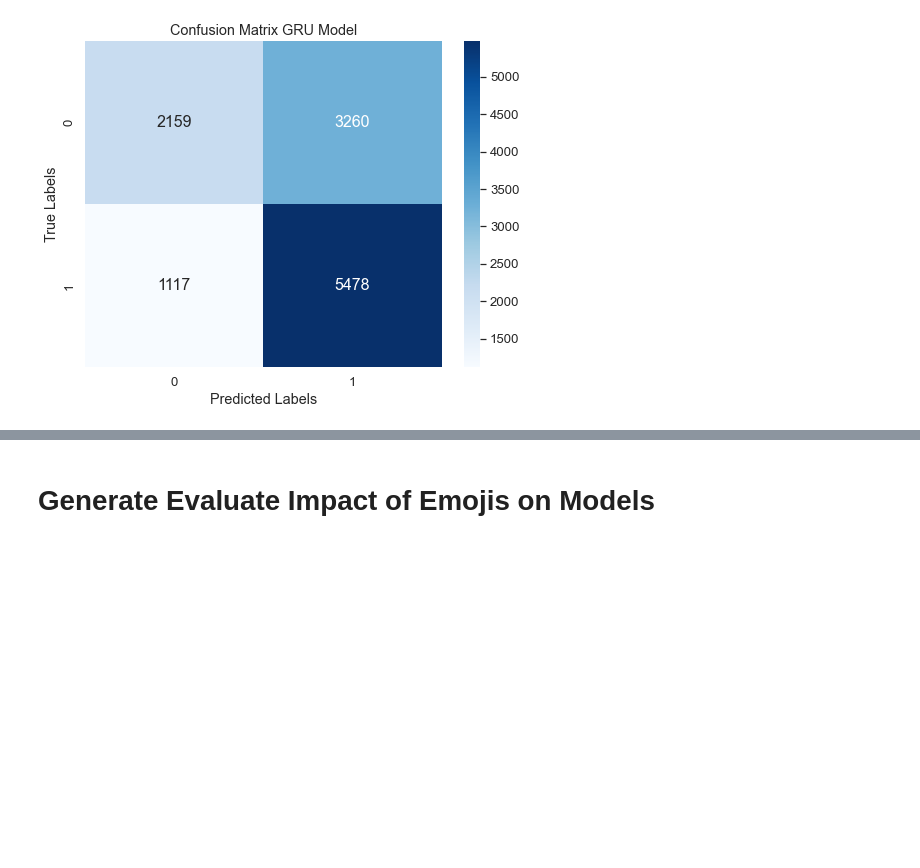
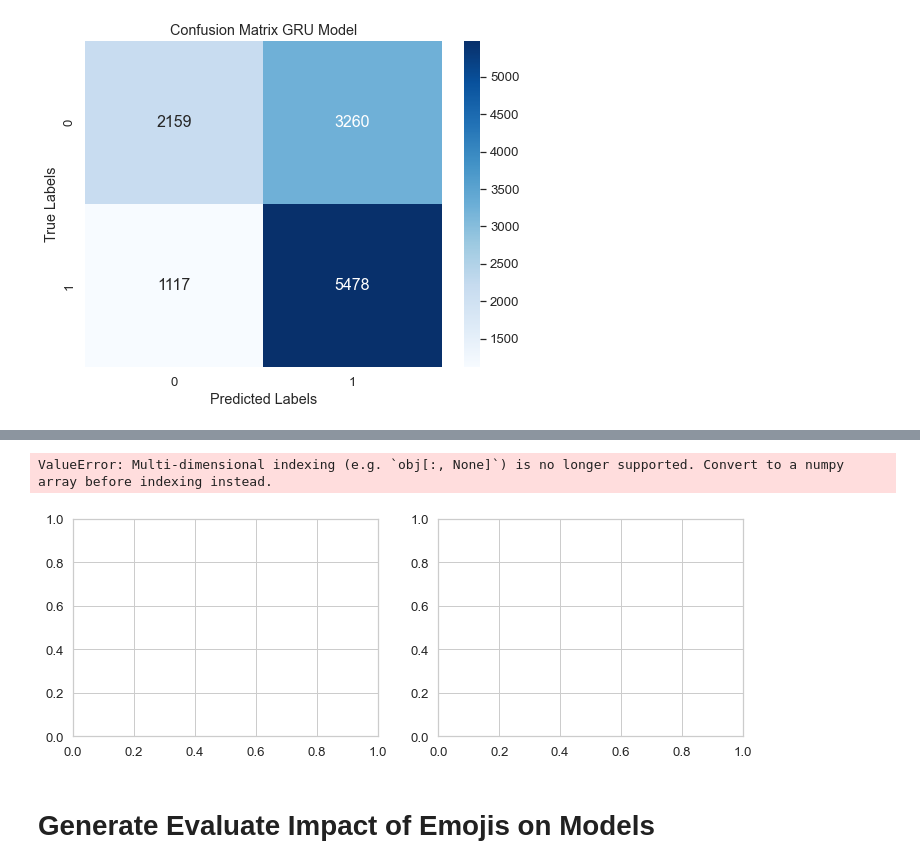
Before and after one commit to sba22224/Capstone_SBA22224, a Jupyter notebook: Code_Notebooks/Sarcasm Detection Model.ipynb, the cells around one changed output, grey strips where cells are left out. Cells and saved outputs as stored; diff of their text form; code cells hidden in the pictures; blank space fills up the shorter version.

```diff
--- a/Code_Notebooks/Sarcasm Detection Model.ipynb
+++ b/Code_Notebooks/Sarcasm Detection Model.ipynb
@@ -7801,3 +7855,43 @@ plt.show()
+# %%
+import pandas as pd
+import seaborn as sns
+import matplotlib.pyplot as plt
+
+# Convert the model history to a Pandas DataFrame
+history_df = pd.DataFrame(model_history.history)
+
+# Set the Seaborn style to white background without gridlines
+sns.set_style("whitegrid")
+
+# Create a figure with two subplots
+fig, (ax1, ax2) = plt.subplots(1, 2, figsize=(12, 4))
+
+# Plot training & validation loss values
+sns.lineplot(data=history_df, x=history_df.index, y='loss', ax=ax1, label='Train')
+sns.lineplot(data=history_df, x=history_df.index, y='val_loss', ax=ax1, label='Validation')
+ax1.set_title('Model Loss')
+ax1.set_xlabel('Epoch')
+ax1.set_ylabel('Loss')
+
+# Plot training & validation accuracy values
+sns.lineplot(data=history_df, x=history_df.index, y='accuracy', ax=ax2, label='Train')
+sns.lineplot(data=history_df, x=history_df.index, y='val_accuracy', ax=ax2, label='Validation')
+ax2.set_title('Model Accuracy')
+ax2.set_xlabel('Epoch')
+ax2.set_ylabel('Accuracy')
+
+# Set legends
+ax1.legend(loc='upper right')
+ax2.legend(loc='lower right')
+
+# Set an overall title for the figure
+fig.suptitle('Performance Metrics GRU Model', fontsize=16)
+
+# Show the figure
+plt.show()
+# %% [output]
+ValueError: Multi-dimensional indexing (e.g. `obj[:, None]`) is no longer supported. Convert to a numpy array before indexing instead.
+[figure, added]
 # %% [markdown]
 # Generate Evaluate Impact of Emojis on Models
 # %%
```
Also changed, not shown: parts of 28 cells of this notebook.
